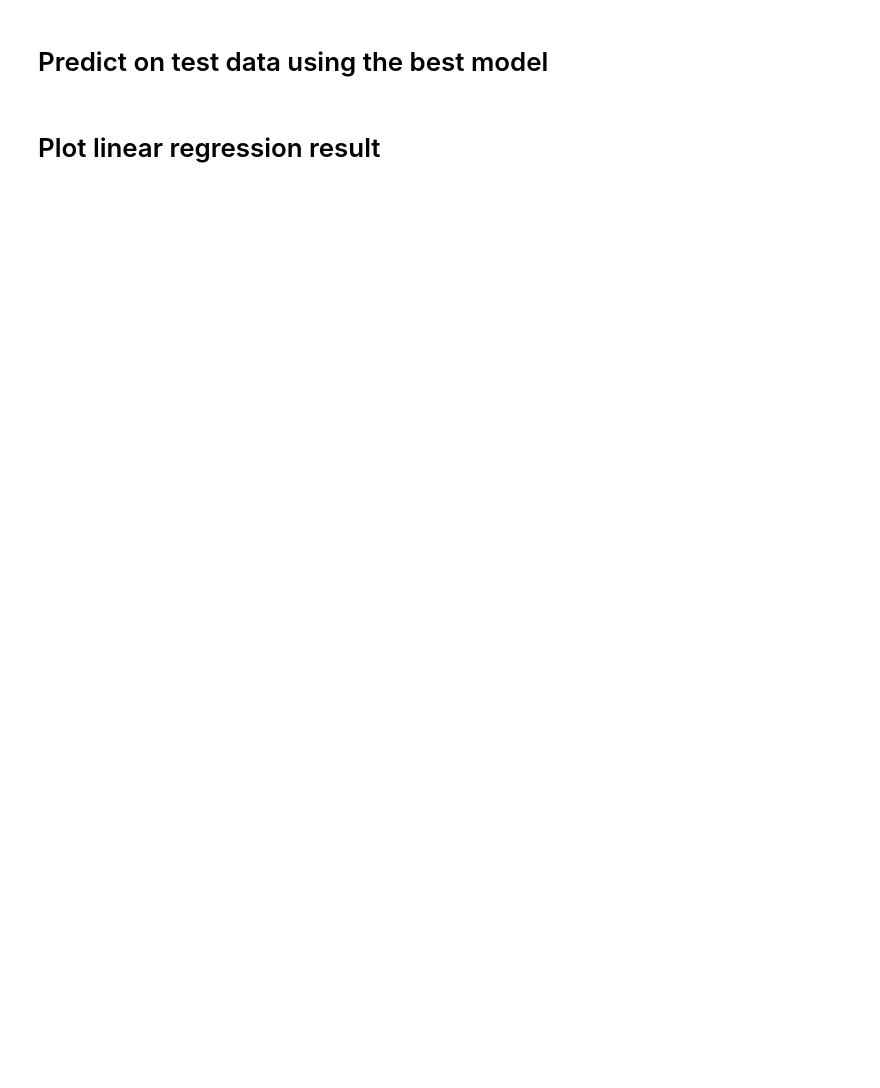
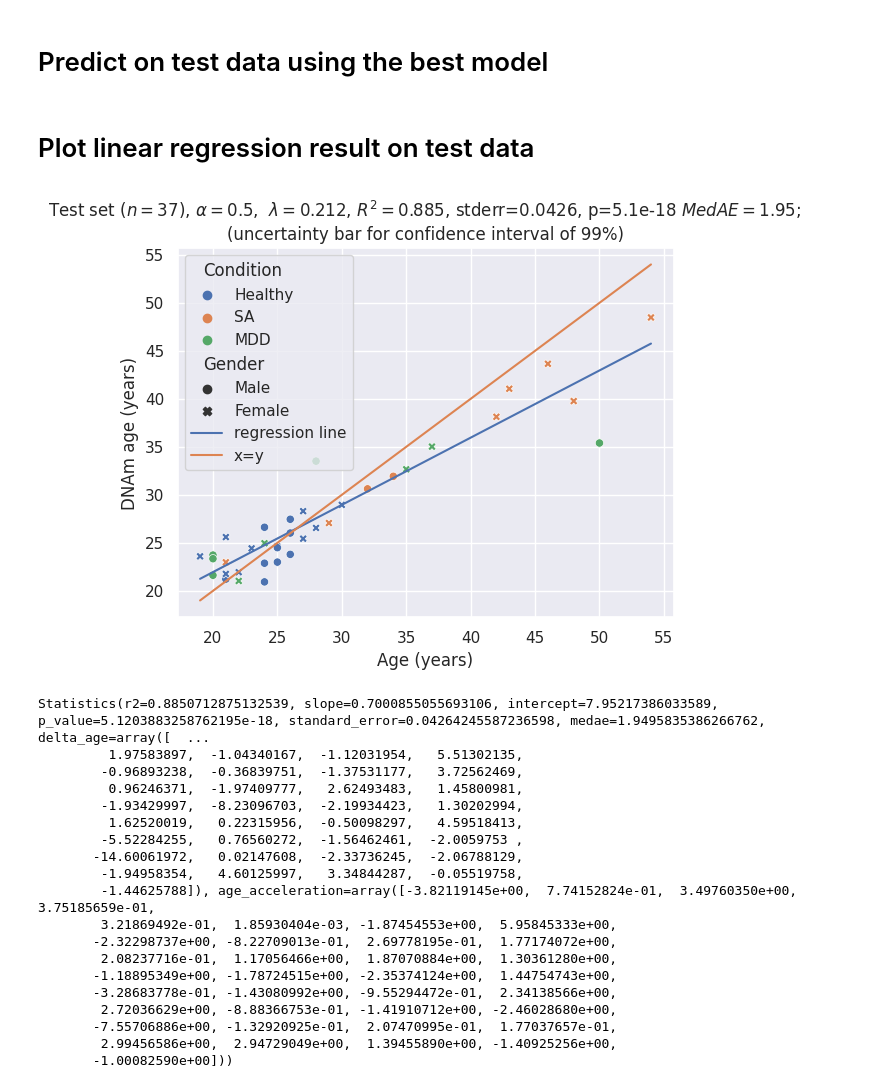
Before and after one commit to szazo/epigenetic-clock, a Jupyter notebook: assignment2_rrbs.ipynb, the cells around one changed output. Cells and saved outputs as stored; diff of their text form; code cells hidden in the pictures; blank space fills up the shorter version.

Commit message:
wip: assignment2 stats

```diff
--- a/assignment2_rrbs.ipynb
+++ b/assignment2_rrbs.ipynb
@@ -56,6 +50,8 @@ data_source = Assignment2RRBSDataSource(
     features_csv_filepath=features_csv_filepath,
     features_pickle_cache_filepath=os.path.join(data_dir, 'features_cache.pickle'))
 
-X, y = data_source.load()
+X, y, meta_df = data_source.load()
+
+print(meta_df)
 # %% [output]
 DEBUG:Assignment2RRBSDataSource:load
@@ -86,7 +93,11 @@ clock_trainer = GlmNetEpigeneticClockTrainer(
     seed=42
 )
 
-X_train, X_test, y_train, y_test = clock_trainer.train_test_split(X, y, test_size=0.2)
+X_train, X_test, y_train, y_test, meta_train, meta_test = clock_trainer.train_test_split(X, y, meta_df,
+                                                                  test_size=0.2)
 
-hyperparameter_result, hyperparameter_stats, best_model = clock_trainer.hyperparameter_optimization(X_train=X_train, y_train=y_train, alpha_count=10 + 1)
+hyperparameter_result, hyperparameter_stats, best_model = clock_trainer.hyperparameter_optimization(
+    X_train=X_train,
+    y_train=y_train,
+    alpha_count= 2 + 1)
 # %% [output]
@@ -108,19 +120,46 @@ clock_trainer.plot_hyperparameter_optimization_result(
 # %%
 best_lambda = hyperparameter_result.lambd
 best_alpha = hyperparameter_result.alpha
-
-print('best_lambda', best_lambda, best_model.lambda_max_, best_model.lambda_best_ , best_model.cut_point)
 
 # sanity check
 assert best_model.alpha == best_alpha
 assert best_model.lambda_best_ == best_lambda
 
 # predict
-y_pred = best_model.predict(X = X_test, lamb=best_lambda)
+y_test_pred = best_model.predict(X = X_test, lamb=best_lambda)
 # %% [markdown]
-# Plot linear regression result
+# Plot linear regression result on test data
 # %%
-stats = clock_trainer.calculate_statistics(y_true=y_test, y_pred=y_pred)
-clock_trainer.plot_linear_regression_result(y_true=y_test, y_pred=y_pred, stats=stats, alpha=best_alpha, lamb=best_lambda)
+test_stats = clock_trainer.calculate_statistics(y_true=y_test, y_pred=y_test_pred)
+clock_trainer.plot_linear_regression_result(
+    y_true=y_test,
+    y_pred=y_test_pred,
+    stats=test_stats,
+    alpha=best_alpha,
+    lamb=best_lambda,
+    title_prefix='Test set',
+    hue=meta_test['Condition'],
+    style=meta_test['Gender'])
 
-print(stats)
+print(test_stats)
+# %% [output]
+[figure, added]
+Statistics(r2=0.8850712875132539, slope=0.7000855055693106, intercept=7.95217386033589, p_value=5.1203883258762195e-18, standard_error=0.04264245587236598, medae=1.9495835386266762, delta_age=array([  ...
+         1.97583897,  -1.04340167,  -1.12031954,   5.51302135,
+        -0.96893238,  -0.36839751,  -1.37531177,   3.72562469,
+         0.96246371,  -1.97409777,   2.62493483,   1.45800981,
+        -1.93429997,  -8.23096703,  -2.19934423,   1.30202994,
+         1.62520019,   0.22315956,  -0.50098297,   4.59518413,
+        -5.52284255,   0.76560272,  -1.56462461,  -2.0059753 ,
+       -14.60061972,   0.02147608,  -2.33736245,  -2.06788129,
+        -1.94958354,   4.60125997,   3.34844287,  -0.05519758,
+        -1.44625788]), age_acceleration=array([-3.82119145e+00,  7.74152824e-01,  3.49760350e+00,  3.75185659e-01,
+        3.21869492e-01,  1.85930404e-03, -1.87454553e+00,  5.95845333e+00,
+       -2.32298737e+00, -8.22709013e-01,  2.69778195e-01,  1.77174072e+00,
+        2.08237716e-01,  1.17056466e+00,  1.87070884e+00,  1.30361280e+00,
+       -1.18895349e+00, -1.78724515e+00, -2.35374124e+00,  1.44754743e+00,
+       -3.28683778e-01, -1.43080992e+00, -9.55294472e-01,  2.34138566e+00,
+        2.72036629e+00, -8.88366753e-01, -1.41910712e+00, -2.46028680e+00,
+       -7.55706886e+00, -1.32920925e-01,  2.07470995e-01,  1.77037657e-01,
+        2.99456586e+00,  2.94729049e+00,  1.39455890e+00, -1.40925256e+00,
+       -1.00082590e+00]))
```
Also changed, not shown: parts of 11 cells of this notebook, 4 other files.
